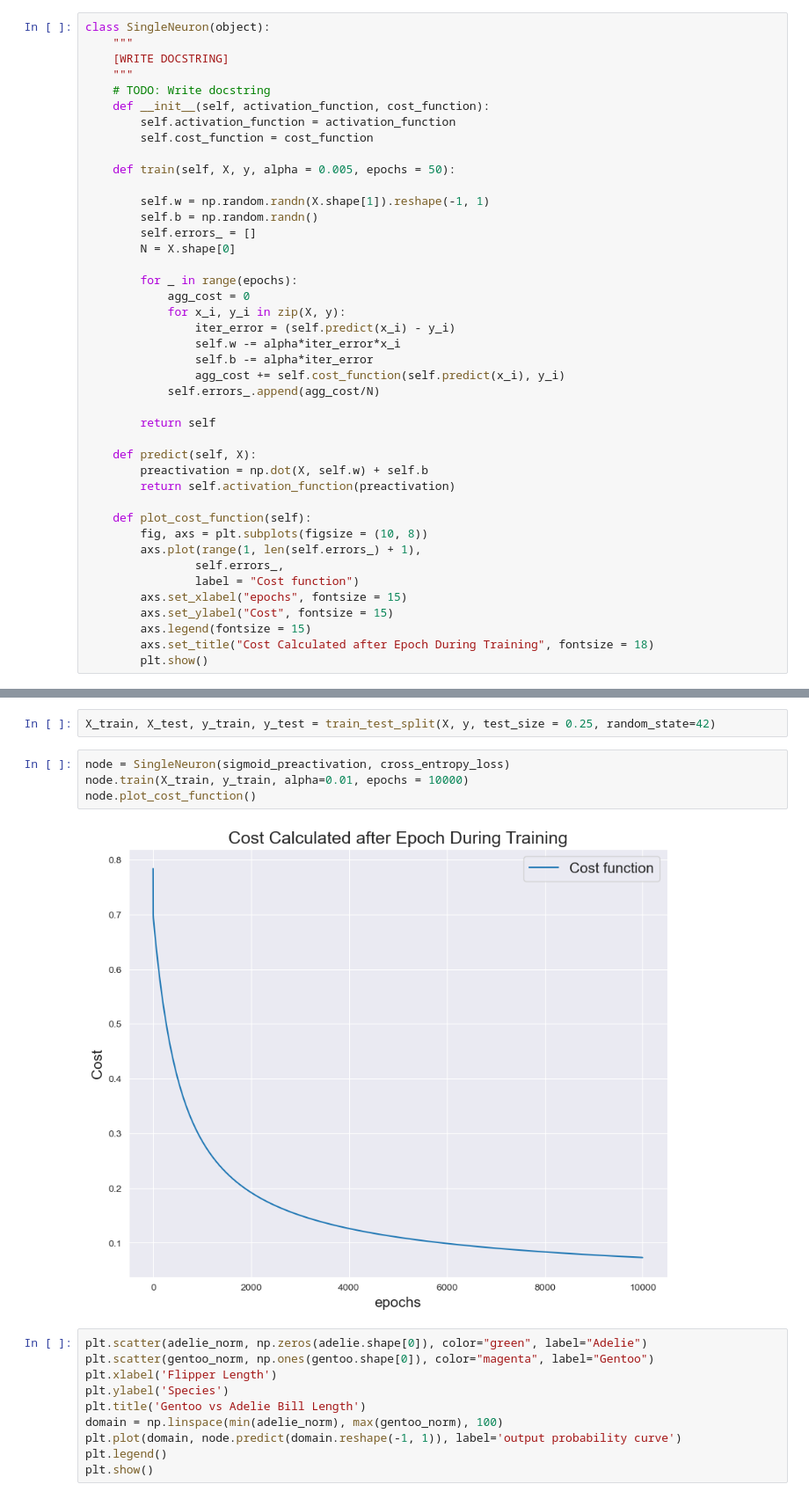
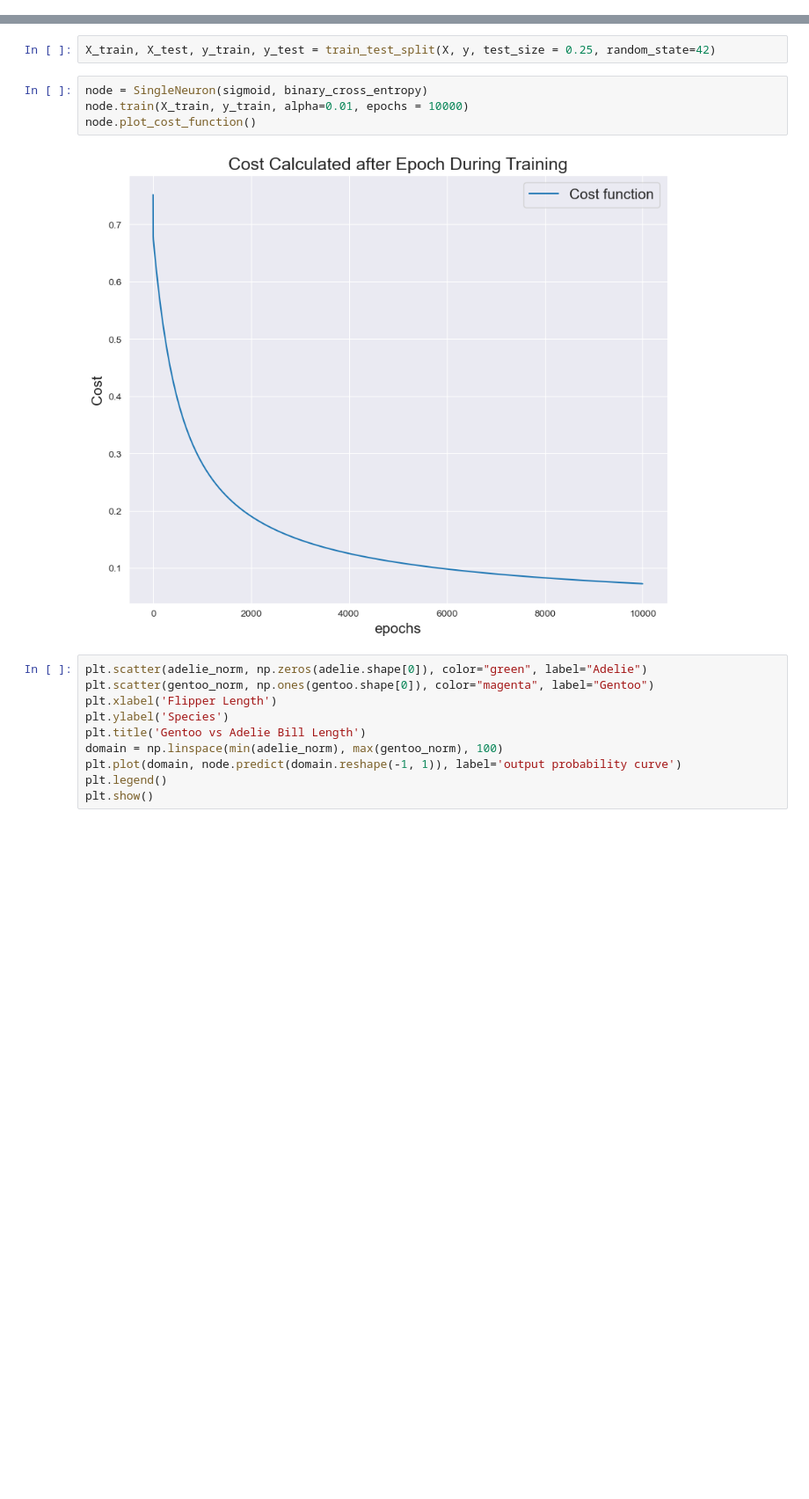
Before and after one commit to matt-banschbach/inde577, a Jupyter notebook: Supervised Learning/Linear Model/logistic_regression_penguins.ipynb, the cells around one changed output, grey strips where cells are left out. Shown at 88% size. Cells and saved outputs as stored; diff of their text form; blank space fills up the shorter version.

```diff
--- a/Supervised Learning/Linear Model/logistic_regression_penguins.ipynb
+++ b/Supervised Learning/Linear Model/logistic_regression_penguins.ipynb
@@ -73,48 +81,6 @@ plt.show()
 # %%
 def sigmoid_preactivation(z):
     return 1 / (1 + np.exp(-z))
-# %%
-class SingleNeuron(object):
-    """
-    [WRITE DOCSTRING]
-    """
-    # TODO: Write docstring
-    def __init__(self, activation_function, cost_function):
-        self.activation_function = activation_function
-        self.cost_function = cost_function
-
-    def train(self, X, y, alpha = 0.005, epochs = 50):
-
-        self.w = np.random.randn(X.shape[1]).reshape(-1, 1)
-        self.b = np.random.randn()
-        self.errors_ = []
-        N = X.shape[0]
-
-        for _ in range(epochs):
-            agg_cost = 0
-            for x_i, y_i in zip(X, y):
-                iter_error = (self.predict(x_i) - y_i)
-                self.w -= alpha*iter_error*x_i
-                self.b -= alpha*iter_error
-                agg_cost += self.cost_function(self.predict(x_i), y_i)
-            self.errors_.append(agg_cost/N)
-
-        return self
-
-    def predict(self, X):
-        preactivation = np.dot(X, self.w) + self.b
-        return self.activation_function(preactivation)
-
-    def plot_cost_function(self):
-        fig, axs = plt.subplots(figsize = (10, 8))
-        axs.plot(range(1, len(self.errors_) + 1),
-                self.errors_,
-                label = "Cost function")
-        axs.set_xlabel("epochs", fontsize = 15)
-        axs.set_ylabel("Cost", fontsize = 15)
-        axs.legend(fontsize = 15)
-        axs.set_title("Cost Calculated after Epoch During Training", fontsize = 18)
-        plt.show()
 # %%
 def cross_entropy_loss(y_hat, y):
     return -y*np.log(y_hat) - (1 - y)*np.log(1 - y_hat)
@@ -128,11 +94,11 @@ y = np.where(y_temp == "Gentoo", 1, 0)
 # %%
 X_train, X_test, y_train, y_test = train_test_split(X, y, test_size = 0.25, random_state=42)
 # %%
-node = SingleNeuron(sigmoid_preactivation, cross_entropy_loss)
+node = SingleNeuron(sigmoid, binary_cross_entropy)
 node.train(X_train, y_train, alpha=0.01, epochs = 10000)
 node.plot_cost_function()
 # %% [output]
-[figure, old version]
+[figure, new version]
 # %%
 plt.scatter(adelie_norm, np.zeros(adelie.shape[0]), color="green", label="Adelie")
 plt.scatter(gentoo_norm, np.ones(gentoo.shape[0]), color="magenta", label="Gentoo")
```
Also changed, not shown: parts of 5 cells of this notebook, 5 other files.
